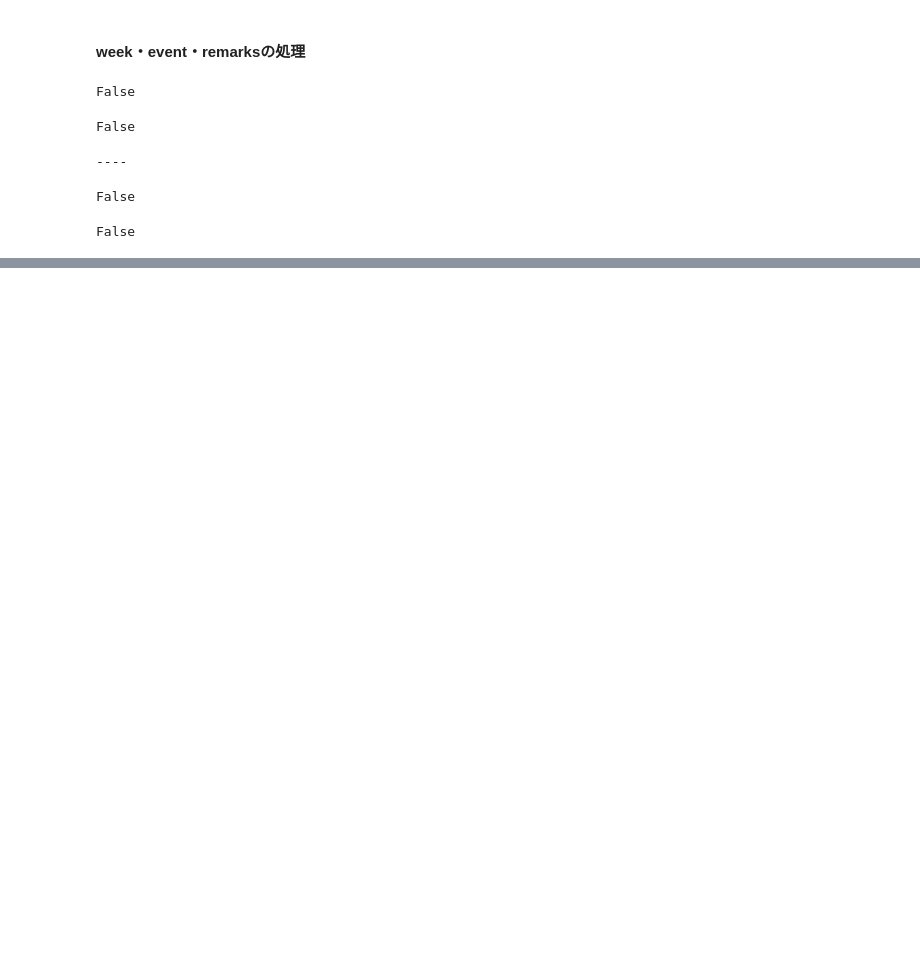
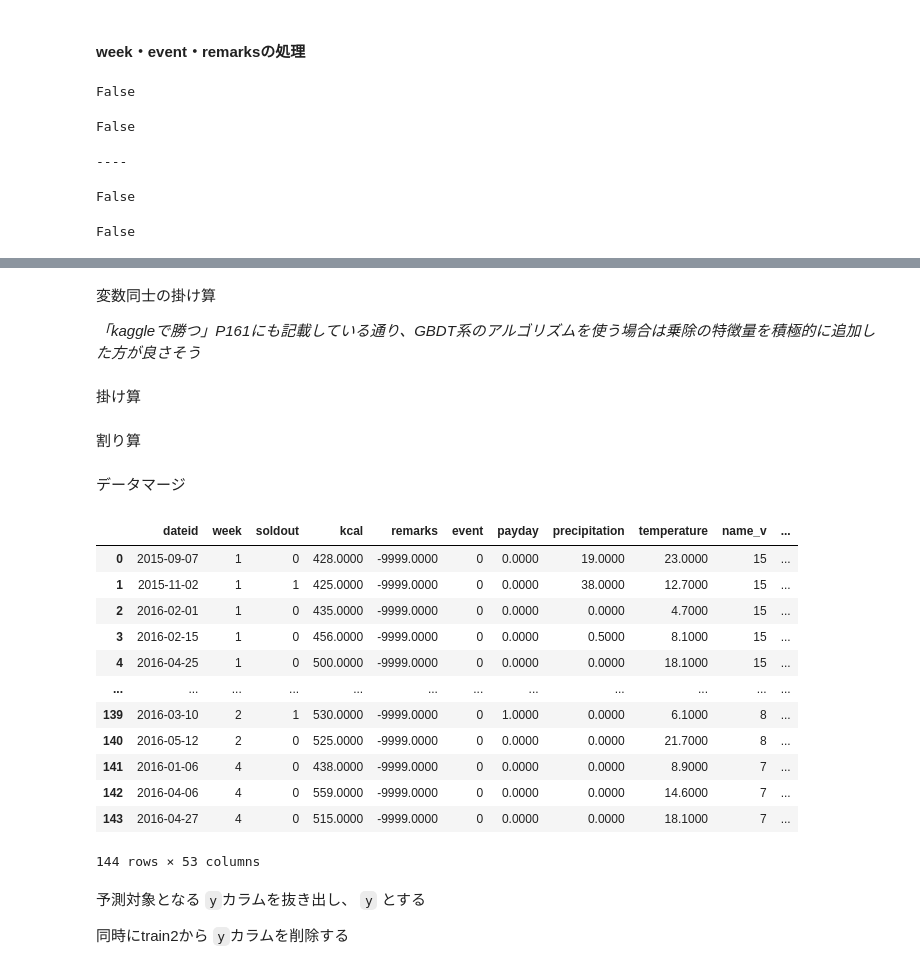
Before and after one commit to idsts2670/signate, a Jupyter notebook: 三菱コンペ/mitsubishi.ipynb, the cells around one changed output, grey strips where cells are left out. Drawn from its saved outputs; the diff is of its cells as text; code cells hidden in the pictures; blank space fills up the shorter version.

```diff
--- a/三菱コンペ/mitsubishi.ipynb
+++ b/三菱コンペ/mitsubishi.ipynb
@@ -655,7 +672,7 @@ freq_train = train['remarks'].value_counts()
 ## カテゴリの出現回数で置換する
 train['remarks'] = train['remarks'].map(freq_train)
 ## null値を置換する
-train['remakrs'].fillna(-9999, inplace=True)
+train['remarks'].fillna(-9999, inplace=True)
 
 # test dataに関して
 freq_test = test['remarks'].value_counts()
@@ -703,0 +795,12 @@ def name_change(df):
+# %%
+train_num_agg2 = train.groupby(by='name_v', as_index=False)[con_cols].agg(['mean', 'median', 'std', 'min', 'max'])
+# rename the columns
+train_num_agg2.columns = ['_bynamev_'.join(x) for x in train_num_agg2.columns]
+# マルチカラムになっているのでそれをシングルカラムにしてあげる
+train_num_agg2.reset_index(inplace = True)
+
+test_num_agg2 = test.groupby(by='name_v', as_index=False)[con_cols].agg(['mean', 'median', 'std', 'min', 'max'])
+# rename the columns
+test_num_agg2.columns = ['_bynamev_'.join(x) for x in test_num_agg2.columns]
+# マルチカラムになっているのでそれをシングルカラムにしてあげる
+test_num_agg2.reset_index(inplace = True)
@@ -703,0 +823,6 @@ def name_change(df):
+# %% [markdown]
+変数同士の掛け算
+
+*「kaggleで勝つ」P161にも記載している通り、GBDT系のアルゴリズムを使う場合は乗除の特徴量を積極的に追加した方が良さそう*
+# %% [markdown]
+掛け算
@@ -703,0 +853,52 @@ def name_change(df):
+# %% [markdown]
+割り算
+# %%
+# kcal / name_v
+train['kcal/name'] = train['kcal'] / train['name_v']
+test['kcal/name'] = test['kcal'] / test['name_v']
+
+# kcal / temperature
+train['kcal/temp'] = train['kcal'] / train['temperature']
+test['kcal/temp'] = test['kcal'] / test['temperature']
+
+# payday * name_v
+train['payday/name'] = train['payday'] / train['name_v']
+test['payday/name'] = test['payday'] / test['name_v']
+
+# soldout * name_v
+train['soldout/name'] = train['soldout'] / train['name_v']
+test['soldout/name'] = test['soldout'] / test['name_v']
+
+# precipitation * temperature
+train['precip/temp'] = train['precipitation'] / train['temperature']
+test['precip/temp'] = test['precipitation'] / test['temperature']
+
+# precipitation * weather_v
+train['precip/weather'] = train['precipitation'] / train['weather_v']
+test['precip/weather'] = test['precipitation'] / test['weather_v']
+# %% [markdown]
+データマージ
+# %%
+# train, train_num_agg1, train_num_agg2 をマージする
+train2 = pd.merge(train, train_num_agg1, how='inner', on='week').merge(train_num_agg2, how='inner', on='name_v')
+test2 = pd.merge(test, test_num_agg1, how='inner', on='week').merge(test_num_agg2, how='inner', on='name_v')
+# %%
+test2
+# %% [output]
+|  | dateid | week | soldout | kcal | remarks | event | payday | precipitation | temperature | name_v | ... |
+| 0 | 2015-09-07 | 1 | 0 | 428.0000 | -9999.0000 | 0 | 0.0000 | 19.0000 | 23.0000 | 15 | ... |
+| 1 | 2015-11-02 | 1 | 1 | 425.0000 | -9999.0000 | 0 | 0.0000 | 38.0000 | 12.7000 | 15 | ... |
+| 2 | 2016-02-01 | 1 | 0 | 435.0000 | -9999.0000 | 0 | 0.0000 | 0.0000 | 4.7000 | 15 | ... |
+| 3 | 2016-02-15 | 1 | 0 | 456.0000 | -9999.0000 | 0 | 0.0000 | 0.5000 | 8.1000 | 15 | ... |
+| 4 | 2016-04-25 | 1 | 0 | 500.0000 | -9999.0000 | 0 | 0.0000 | 0.0000 | 18.1000 | 15 | ... |
+| ... | ... | ... | ... | ... | ... | ... | ... | ... | ... | ... | ... |
+| 139 | 2016-03-10 | 2 | 1 | 530.0000 | -9999.0000 | 0 | 1.0000 | 0.0000 | 6.1000 | 8 | ... |
+| 140 | 2016-05-12 | 2 | 0 | 525.0000 | -9999.0000 | 0 | 0.0000 | 0.0000 | 21.7000 | 8 | ... |
+| 141 | 2016-01-06 | 4 | 0 | 438.0000 | -9999.0000 | 0 | 0.0000 | 0.0000 | 8.9000 | 7 | ... |
+| 142 | 2016-04-06 | 4 | 0 | 559.0000 | -9999.0000 | 0 | 0.0000 | 0.0000 | 14.6000 | 7 | ... |
+| 143 | 2016-04-27 | 4 | 0 | 515.0000 | -9999.0000 | 0 | 0.0000 | 0.0000 | 18.1000 | 7 | ... |
+144 rows × 53 columns
+# %% [markdown]
+予測対象となる `y`カラムを抜き出し、 `y` とする
+
+同時にtrain2から `y`カラムを削除する
```
Also changed, not shown: parts of 34 cells of this notebook.
